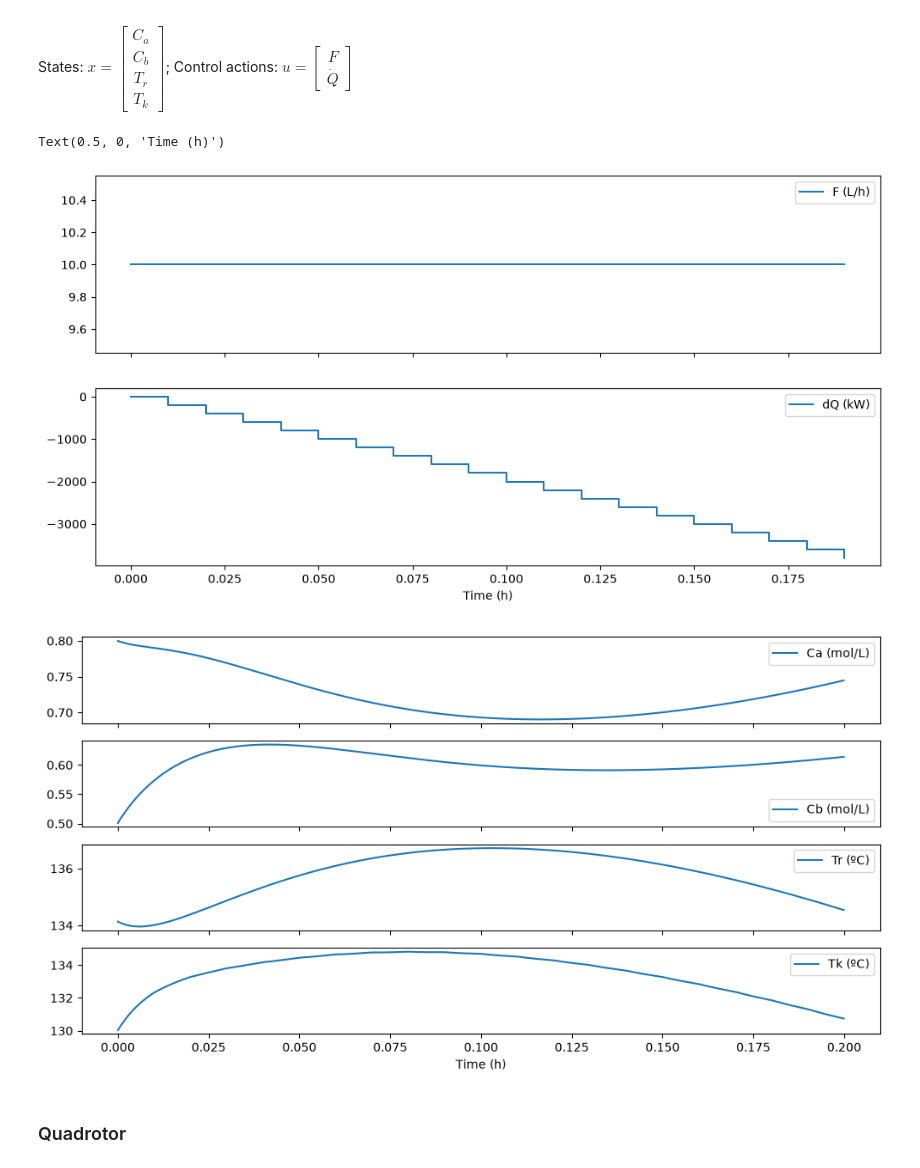
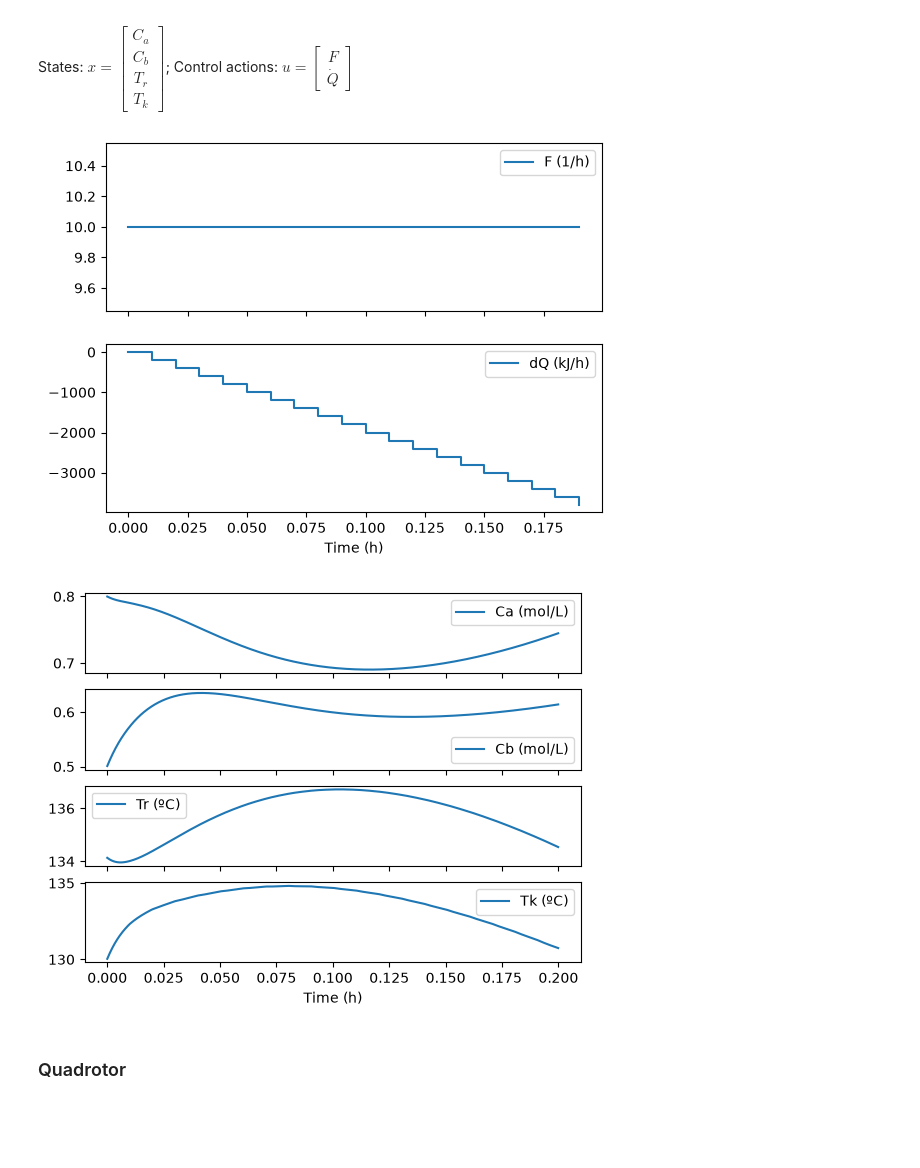
Before and after one commit to ggonzm/benchmark-systems, a Jupyter notebook: examples/simulations.ipynb, the cells around one changed output. Cells and saved outputs as stored; diff of their text form; code cells hidden in the pictures; blank space fills up the shorter version.

```diff
--- a/examples/simulations.ipynb
+++ b/examples/simulations.ipynb
@@ -294,40 +294,39 @@ duration = 0.2 # hours
 step_duration = 0.01 # hours
 Ts = 0.0001 # hours
 
-# Feed flow and heat flow
+# Dilution rate (1/h) and jacket heat flow (kJ/h)
 k = np.arange(0, duration, step_duration)
 F = np.ones_like(k) * 10
 dQ = -20000 * k
 u = np.array([F, dQ]).T
 
 # Simulation of the CSTR ... Every setpoint is held for 0.01 hours
 cstr_states = np.array([[] for _ in range(4)])
 for F_k, dQ_k in u:
     # Solve the system for 0.01 hours, taking 100 samples in that interval
     states = solve_ivp(lambda t, x: cstr(t, x, **arrhenius_eqs, **reactor, **in_flow, **coolant,
                                          u=[F_k, dQ_k]),
                        y0 = [0.8, 0.5, 134.14, 130] if cstr_states.size == 0 else cstr_states[:, -1],
                        t_span=(0, step_duration), t_eval=np.linspace(Ts, step_duration, int(step_duration/Ts)))
     # Append the states
     cstr_states = np.hstack([cstr_states, states.y])
 
-# Plot feed flow rate and heat flow
+# Plot dilution rate and jacket heat flow
 fig, axs = plt.subplots(2, 1, sharex=True)
-for i, label in enumerate(['F (L/h)', 'dQ (kW)']):
+for i, label in enumerate(['F (1/h)', 'dQ (kJ/h)']):
     axs[i].step(k, u[:, i], label=label, where='post')
     axs[i].legend()
 axs[-1].set_xlabel('Time (h)')
 
 # Plot states
 fig, axs = plt.subplots(4, 1, sharex=True)
 for i, label in enumerate(['Ca (mol/L)', 'Cb (mol/L)', 'Tr (ºC)', 'Tk (ºC)']):
     axs[i].plot(np.arange(0, duration,Ts), cstr_states[i], label=label)
     axs[i].legend()
 axs[-1].set_xlabel('Time (h)')
 # %% [output]
-Text(0.5, 0, 'Time (h)')
-[figure, old version]
+[figure, new version]
-[figure, old version]
+[figure, new version]
 # %% [markdown]
 ### Quadrotor
 # %% [markdown]
```
Also changed, not shown: parts of 2 cells of this notebook, 12 other files.
